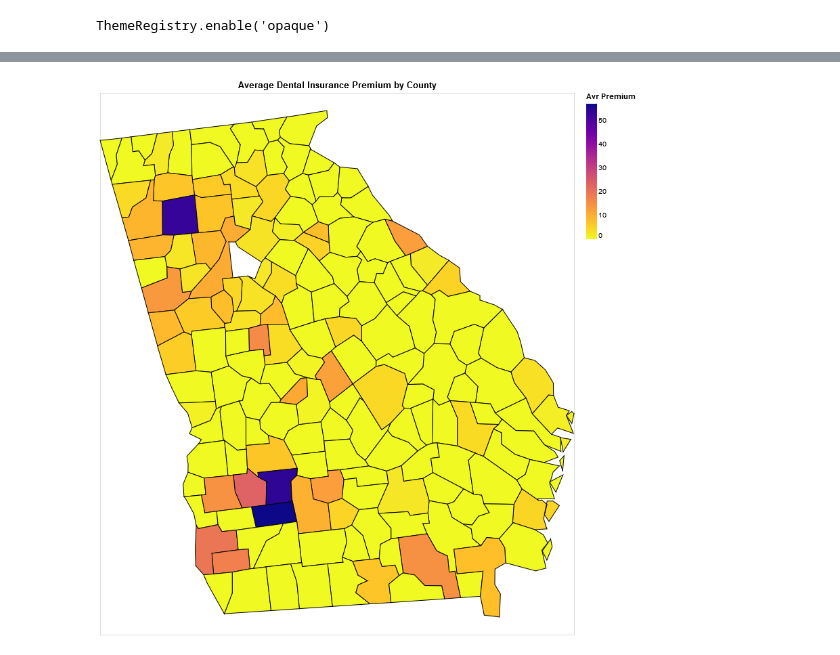
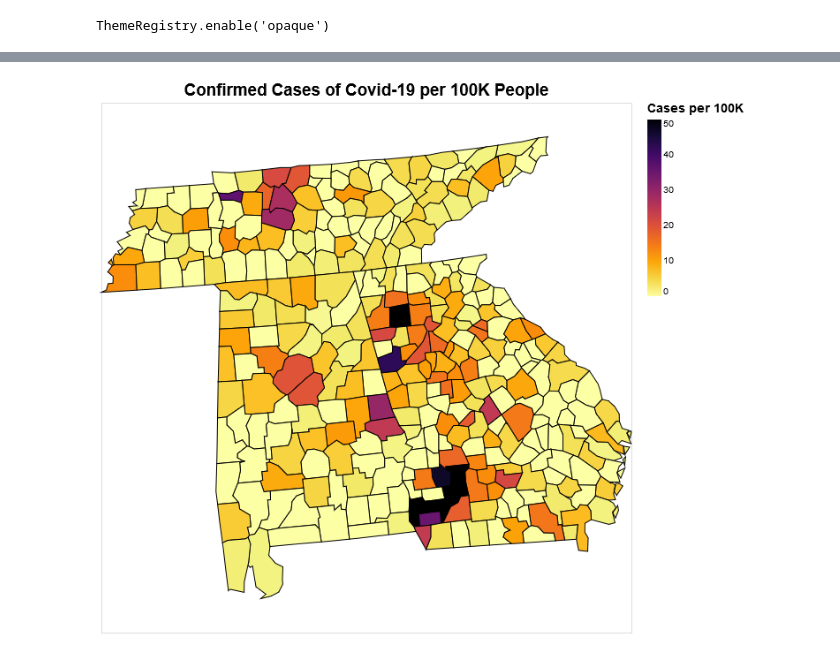
Before and after one commit to hjhuney/Covid-19, a Jupyter notebook: CovidMaps.ipynb, the cells around one changed output, grey strips where cells are left out. Saved outputs shown, nothing was run; the diff lists cells and outputs as text; code cells hidden in the pictures.

```diff
--- a/CovidMaps.ipynb
+++ b/CovidMaps.ipynb
@@ -22,3 +53,3 @@ ga_covid = pd.read_csv('Georgia_Counties_Covid_Mar23.csv', encoding = "ISO-8859-
 # %%
 fips = pd.read_csv('FIPS_County_Codes.csv')
-fips['CountyState'] = fips.Name + fips.State
+fips['CountyState'] = fips.Name.str.strip() + ' ' + fips.State
@@ -59,11 +56,20 @@ ga_covid
 # %%
-df = pd.merge(counties, ga_covid, on='County', how='outer')
-df['CountyState'] = df.County + ' GA'
-df =  pd.merge(df, fips, on='CountyState')
+df = pd.merge(counties, covid_df, on='CountyState', how='outer', suffixes=['', '_y'])
+# df.drop(list(df.filter(regex='_y$')), axis=1, inplace=True)
+df = pd.merge(df, prior_df, on='CountyState', how='outer', suffixes=['', '_y'])
+# df.drop(list(df.filter(regex='_y$')), axis=1, inplace=True)
+df =  pd.merge(df, fips, on='CountyState', suffixes=['', '_y'])
+df.drop(list(df.filter(regex='_y$')), axis=1, inplace=True)
+
 df['id'] = df.FIPS.astype('str')
 df.Cases = df.Cases.fillna(0).astype('int')
+df.Prior = df.Prior.fillna(0).astype('int')
+df['Incr'] = np.round((df.Cases / df.Prior - 1),4)
+df =  df.replace([np.inf, -np.inf], np.nan)
+df.Incr = df.Incr.fillna(0.0000)
+
 df['Population'] = df['2020 Population'].str.replace(',', '').fillna(0).astype('int')
 df['CasesPer100K'] = np.round(df.Cases / (df['Population'] / 100000),2)
 df =  df.replace([np.inf, -np.inf], np.nan)
 df.CasesPer100K =  df.CasesPer100K.fillna(0)
-# df.CasesPer100K = np.round(df.CasesPer100K, 1)
+df.CasesPer100K = np.round(df.CasesPer100K, 1)
@@ -105,39 +106,51 @@ df.head()
 # %%
+min_value = 0
+max_value = 50
+
+
 counties = alt.topo_feature(data.us_10m.url, 'counties')
 states = alt.topo_feature(data.us_10m.url, 'states')
 source = df.copy()
 
+width = 600
+height = 600
+font_size = 30 / (960 / width)
+
 foreground = alt.Chart(counties).mark_geoshape(
-    fill='white',
     stroke='black'
     ).encode(
-    color=alt.Color('CasesPer100K:Q', sort="descending",  scale=alt.Scale(scheme='plasma'), legend=alt.Legend(title="Avr Premium", tickCount=6))
+    color=alt.Color('CasesPer100K:Q', sort="descending", scale=alt.Scale(
+        scheme='inferno', domain=(min_value,max_value)
+    ), legend=alt.Legend(title="Cases per 100K", tickCount=6)),
+    tooltip=[
+        alt.Tooltip('CountyState:O', title="County"),
+        alt.Tooltip('Cases:Q', title="Cases"),
+        alt.Tooltip('CasesPer100K:Q', title="CasesPer100K"),
+        alt.Tooltip('Population:Q', title="Population"),
+        alt.Tooltip('Incr:Q', title="2 Day Growth Rate", format='.2%')
+    ]
 ).transform_lookup(
     lookup='id',
-    from_=alt.LookupData(source, 'id', ['CasesPer100K'])
+    from_=alt.LookupData(source, 'id', ['CasesPer100K', 'CountyState', 'Cases', 'Population', 'Incr'])
 ).project(
     type='albersUsa'
 ).properties(
-    title="Average Dental Insurance Premium by County",
-    width=700,
-    height=800
-)
+    title="Confirmed Cases of Covid-19 per 100K People",
+    width=width,
+    height=height
+).configure_title(fontSize=font_size, anchor="middle").configure_legend(titleColor='black', titleFontSize=14)
 
-# generate background for states with no data; create boundary lines for states
-background = alt.Chart(states).mark_geoshape(
-    fill='lightgray',
-    stroke='black'
-).properties(
-    width=700,
-    height=600
-).project('albersUsa')
+# # generate background for states with no data; create boundary lines for states
+# background = alt.Chart(states).mark_geoshape(
+#     fill='lightgray',
+#     stroke='black'
+# ).properties(
+#     width=width,
+#     height=height
+# ).project('albersUsa')
 
-# config = alt.layer(background, foreground).configure_title(fontSize=20, anchor="middle").configure_legend(titleColor='black', titleFontSize=14)
-
-# config
-
-# background
+# config = alt.layer(background, foreground).configure_title(fontSize=font_size, anchor="middle").configure_legend(titleColor='black', titleFontSize=14)
 
 foreground
 # %% [output]
-[figure, old version]
+[figure, new version]
```
Also changed, not shown: parts of 13 cells of this notebook, 1 other file.
